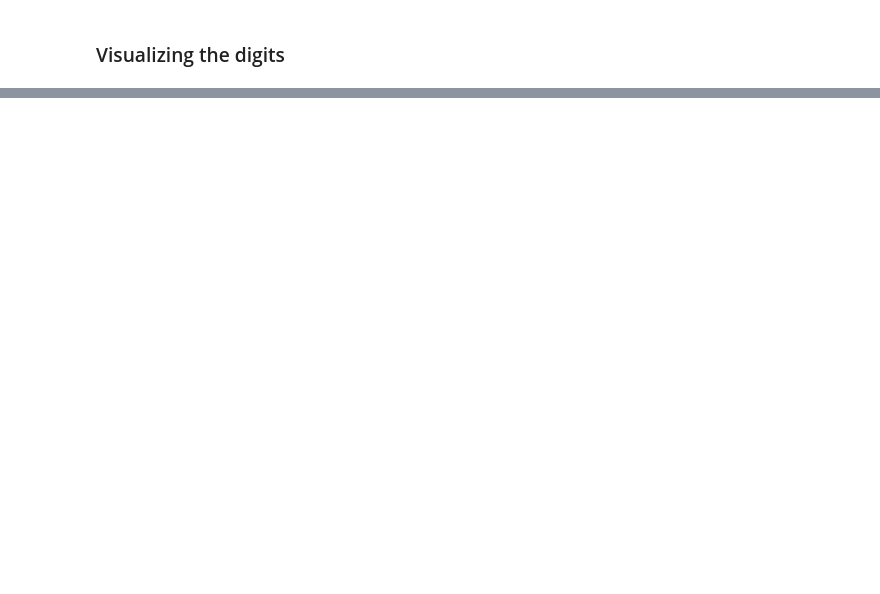
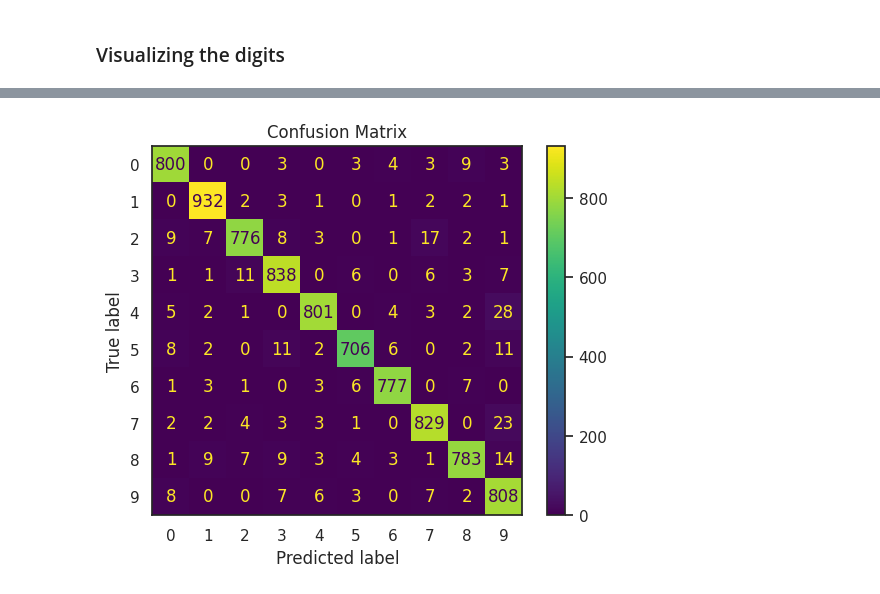
Before and after one commit to matsouto/ML_Notebooks, a Jupyter notebook: Supervised Learning/ANNDigitRecognizer.ipynb, the cells around one changed output, grey strips where cells are left out. Saved outputs shown, nothing was run; the diff lists cells and outputs as text; code cells hidden in the pictures; blank space fills up the shorter version.

```diff
--- a/Supervised Learning/ANNDigitRecognizer.ipynb
+++ b/Supervised Learning/ANNDigitRecognizer.ipynb
@@ -253 +399,6 @@ Epoch 10/10
+# %%
+# Load the model back from file
+model = tf.keras.models.load_model('final_digit_recognition.keras')
+
+model.summary()
 # %% [markdown]
@@ -349,0 +431,10 @@ for i in range(len(lambdas)):
+# %%
+y_hat = model.predict(x_val) # Make predictions
+y_hat = np.array([np.argmax(x) for x in y_hat]) # Convert max values to corresponding number
+
+cm = confusion_matrix(y_val, y_hat) # Compute the confusion matrix
+disp = ConfusionMatrixDisplay(confusion_matrix=cm)
+disp.plot()
+plt.title('Confusion Matrix')
+plt.show()
+# %% [output]
@@ -349,0 +442 @@ for i in range(len(lambdas)):
+[figure, added]
```
Also changed, not shown: parts of 24 cells of this notebook, 1 other file.
